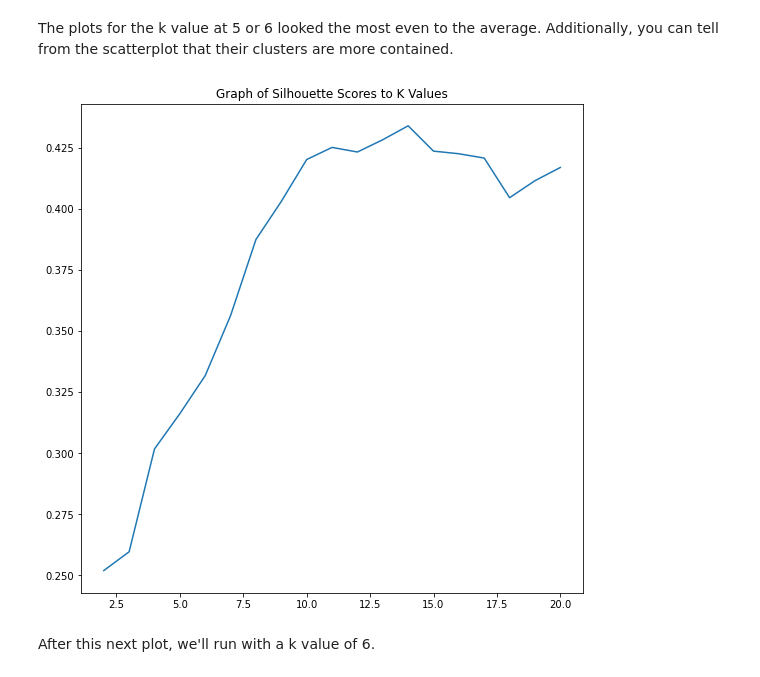
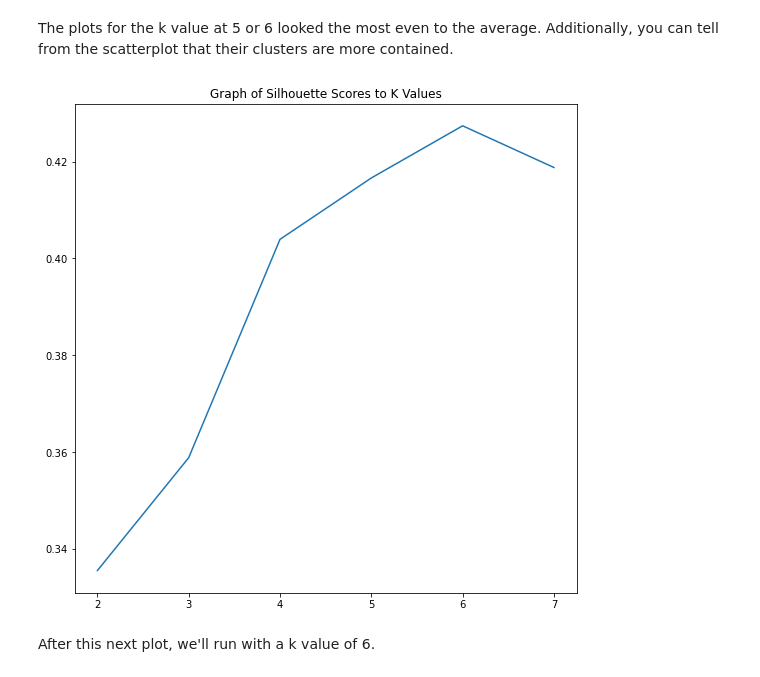
Before and after one commit to nam14d/mall_customer_clustering, a Jupyter notebook: mall_data_clustering.ipynb, the cells around one changed output. Saved outputs shown, nothing was run; the diff lists cells and outputs as text; code cells hidden in the pictures.

```diff
--- a/mall_data_clustering.ipynb
+++ b/mall_data_clustering.ipynb
@@ -232,0 +213,2 @@ For n_clusters = 20 The average silhouette_score is : 0.41685492740947083
+# %%
+score_average_list.append(show_n_tell(4))
@@ -232,0 +218,2 @@ For n_clusters = 20 The average silhouette_score is : 0.41685492740947083
+# %%
+score_average_list.append(show_n_tell(5))
@@ -232,0 +223,2 @@ For n_clusters = 20 The average silhouette_score is : 0.41685492740947083
+# %%
+score_average_list.append(show_n_tell(6))
@@ -232,0 +228,2 @@ For n_clusters = 20 The average silhouette_score is : 0.41685492740947083
+# %%
+score_average_list.append(show_n_tell(7))
@@ -234,10 +234,10 @@ For n_clusters = 20 The average silhouette_score is : 0.41685492740947083
 The plots for the k value at 5 or 6 looked the most even to the average. Additionally, you can tell from the scatterplot that their clusters are more contained.
 # %%
 plt.figure(figsize = (9,9))
-sns.lineplot(x = range(2, 21), y = score_average_list)
+sns.lineplot(x = range(2,len(score_average_list)+2), y = score_average_list)
 plt.title("Graph of Silhouette Scores to K Values");
 # %% [output]
-[figure, old version]
+[figure, new version]
 # %% [markdown]
 After this next plot, we'll run with a k value of 6.
 # %% [markdown]
```
Also changed, not shown: parts of 53 cells of this notebook.
